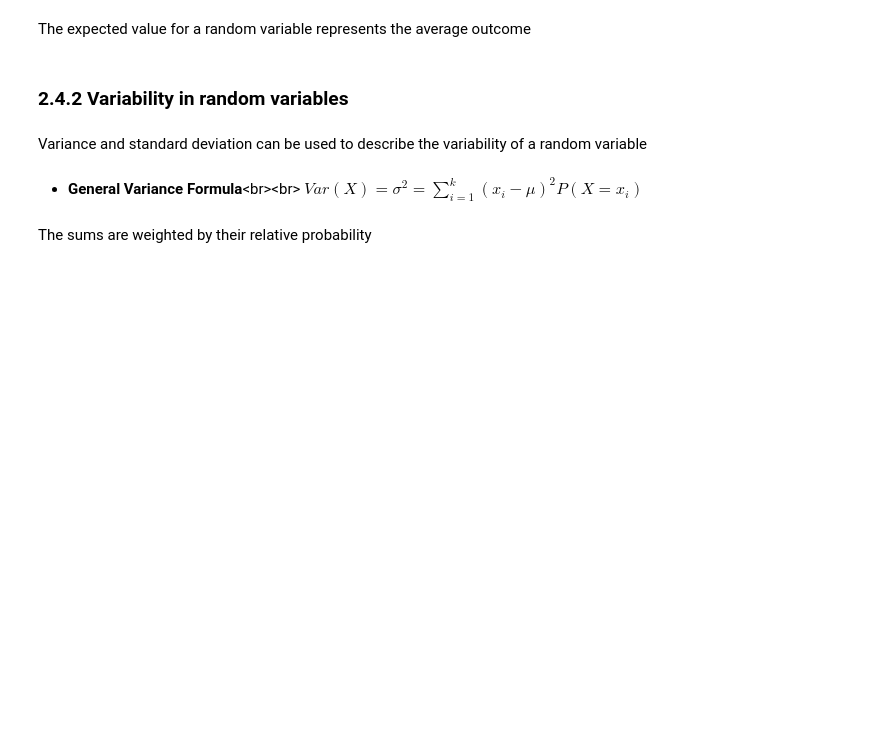
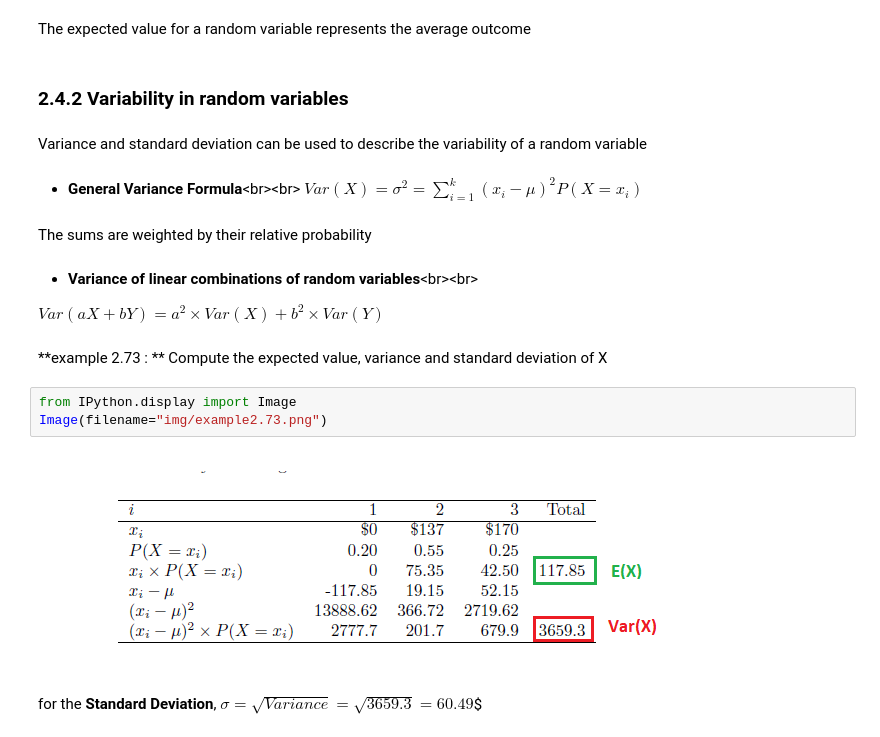
Before and after one commit to chikoungoun/OpenIntro, a Jupyter notebook: Chapter 2/Chap2_Probability.ipynb, the cells around one changed output. Drawn from its saved outputs; the diff is of its cells as text; blank space fills up the shorter version.

Commit message:
Random variables

```diff
--- a/Chapter 2/Chap2_Probability.ipynb
+++ b/Chapter 2/Chap2_Probability.ipynb
@@ -181,3 +181,16 @@ Variance and standard deviation can be used to describe the variability of a ran
 $Var(X)= \sigma^2 =  \displaystyle\sum_{i=1}^{k} (x_i - \mu)^2P(X=x_i)$
 # %% [markdown]
 The sums are weighted by their relative probability
+# %% [markdown]
+* **Variance of linear combinations of random variables**<br\><br\>
+
+$Var(aX+bY) = a^2 \times Var(X) + b^2 \times Var(Y)$
+# %% [markdown]
+**example 2.73 : ** Compute the expected value, variance and standard deviation of X
+# %%
+from IPython.display import Image
+Image(filename="img/example2.73.png")
+# %% [output]
+[figure, added]
+# %% [markdown]
+for the **Standard Deviation**, $\sigma = \sqrt{Variance} = \sqrt{3659.3}=60.49$$
```
